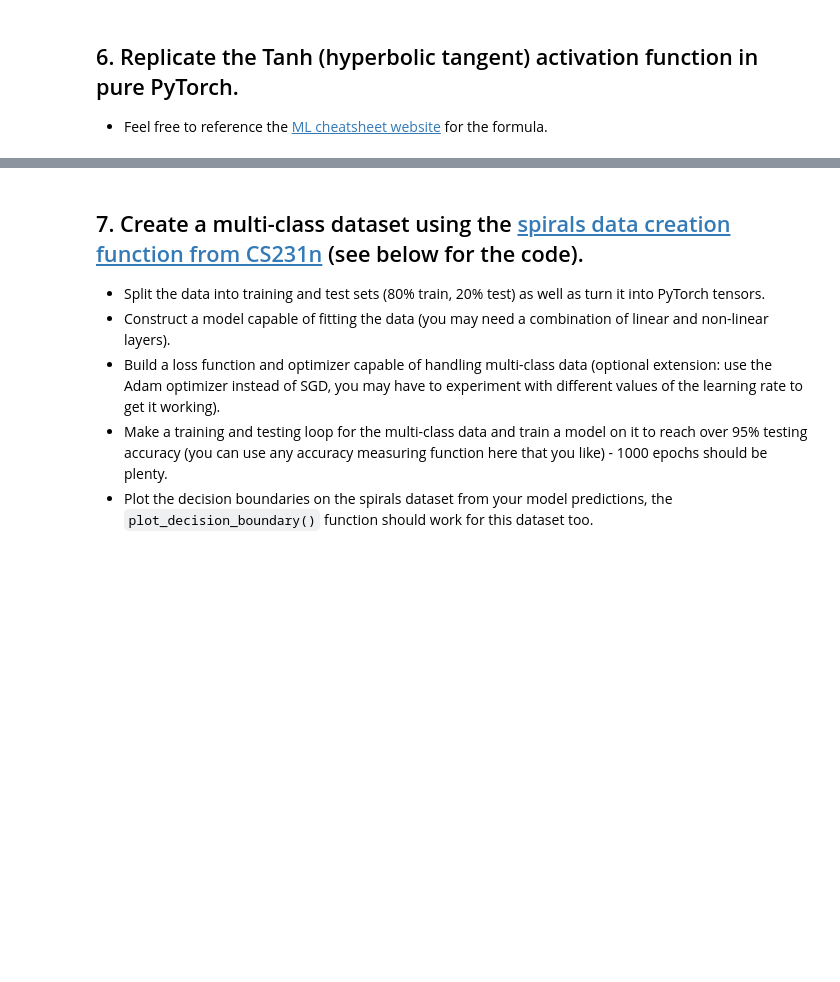
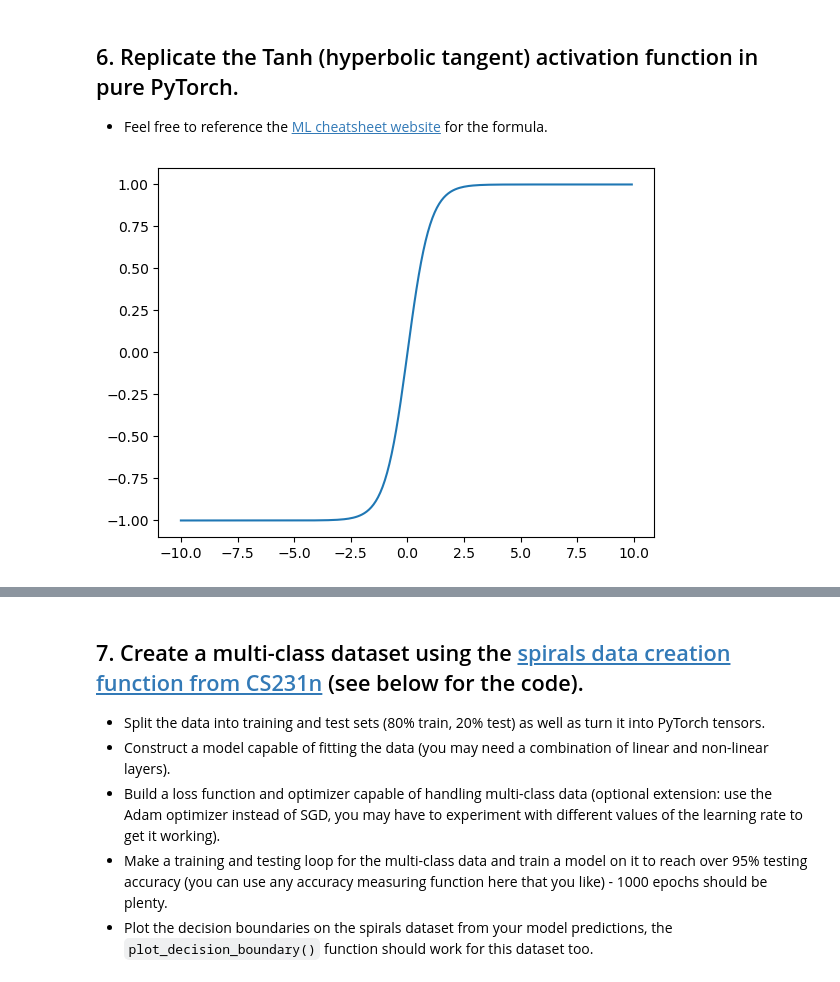
Before and after one commit to FractalLove/pytorch-deep-learning, a Jupyter notebook: extras/exercises/02_pytorch_classification_exercises.ipynb, the cells around one changed output, grey strips where cells are left out. Cells and saved outputs as stored; diff of their text form; code cells hidden in the pictures; blank space fills up the shorter version.

```diff
--- a/extras/exercises/02_pytorch_classification_exercises.ipynb
+++ b/extras/exercises/02_pytorch_classification_exercises.ipynb
@@ -222,5 +213,10 @@ plot_decision_boundary(moon_model_0, X, y)
   * Feel free to reference the [ML cheatsheet website](https://ml-cheatsheet.readthedocs.io/en/latest/activation_functions.html#tanh) for the formula.
 # %%
 # Create a straight line tensor
+line = torch.arange(-10, 10, 0.1)
 # %%
 # Test torch.tanh() on the tensor and plot it
+plt.plot(line, torch.tanh(line))
+plt.show()
+# %% [output]
+[figure, added]
```
Also changed, not shown: parts of 12 cells of this notebook.
